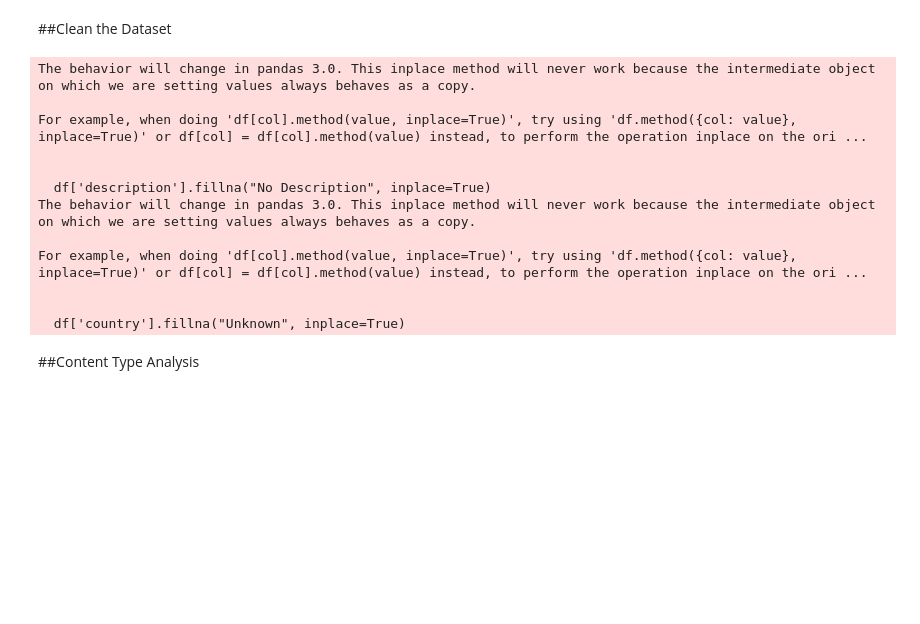
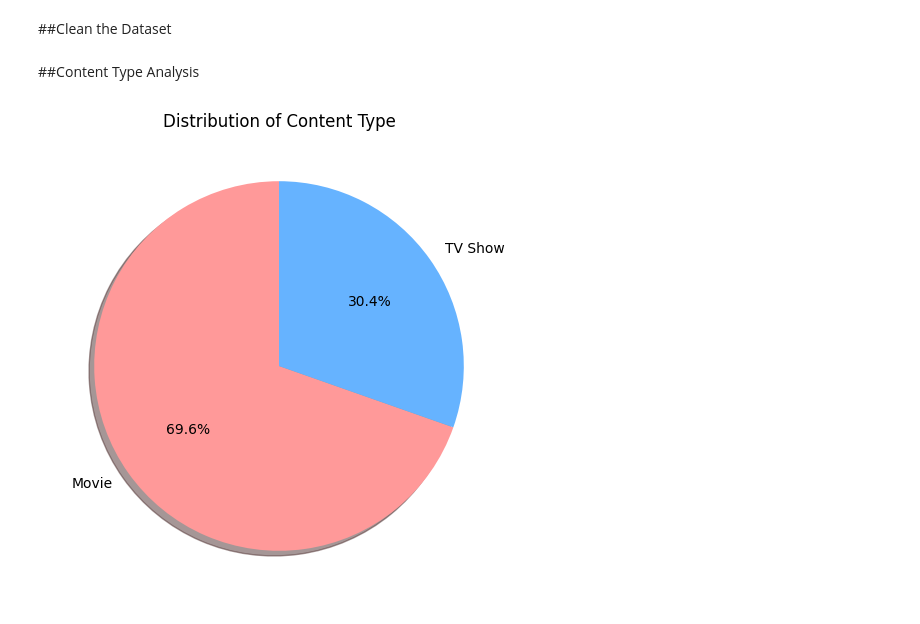
Before and after one commit to Marwa-Chouhdary/Data-Science-Projects, a Jupyter notebook: Netflix_Content_Analysis.ipynb, the cells around one changed output. Drawn from its saved outputs; the diff is of its cells as text; code cells hidden in the pictures; blank space fills up the shorter version.

```diff
--- a/Netflix_Content_Analysis.ipynb
+++ b/Netflix_Content_Analysis.ipynb
@@ -49,20 +49,21 @@ df.drop_duplicates(inplace=True)
 df.dropna(subset=['type', 'release_year', 'listed_in'], inplace=True)
 # %%
 # Fill missing values for description or country with placeholders if needed
-df['description'].fillna("No Description", inplace=True)
-df['country'].fillna("Unknown", inplace=True)
+df['description'] = df['description'].fillna("No Description")
+df['country'] = df['country'].fillna("Unknown")
-# %% [output]
-The behavior will change in pandas 3.0. This inplace method will never work because the intermediate object on which we are setting values always behaves as a copy.
-
-For example, when doing 'df[col].method(value, inplace=True)', try using 'df.method({col: value}, inplace=True)' or df[col] = df[col].method(value) instead, to perform the operation inplace on the ori ...
-
-
-  df['description'].fillna("No Description", inplace=True)
-The behavior will change in pandas 3.0. This inplace method will never work because the intermediate object on which we are setting values always behaves as a copy.
-
-For example, when doing 'df[col].method(value, inplace=True)', try using 'df.method({col: value}, inplace=True)' or df[col] = df[col].method(value) instead, to perform the operation inplace on the ori ...
-
-
-  df['country'].fillna("Unknown", inplace=True)
 # %% [markdown]
 ##Content Type Analysis
+# %%
+import matplotlib.pyplot as plt
+
+# Count of Movies vs TV Shows
+type_counts = df['type'].value_counts()
+
+# Pie Chart
+plt.figure(figsize=(6,6))
+type_counts.plot.pie(autopct='%1.1f%%', startangle=90, shadow=True, colors=['#FF9999','#66B3FF'])
+plt.title('Distribution of Content Type')
+plt.ylabel('')
+plt.show()
+# %% [output]
+[figure, added]
```
Also changed, not shown: parts of 14 cells of this notebook.
